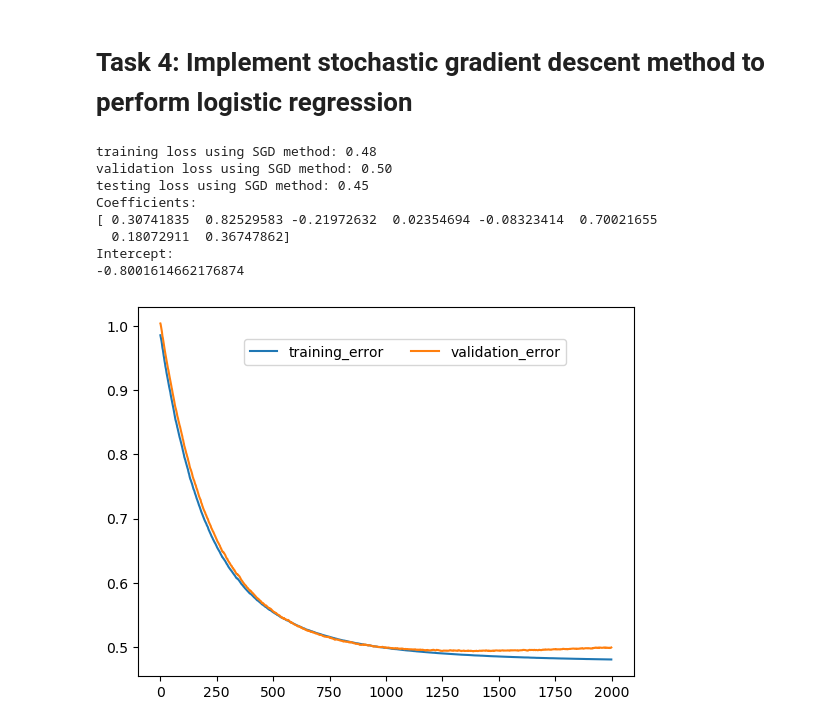
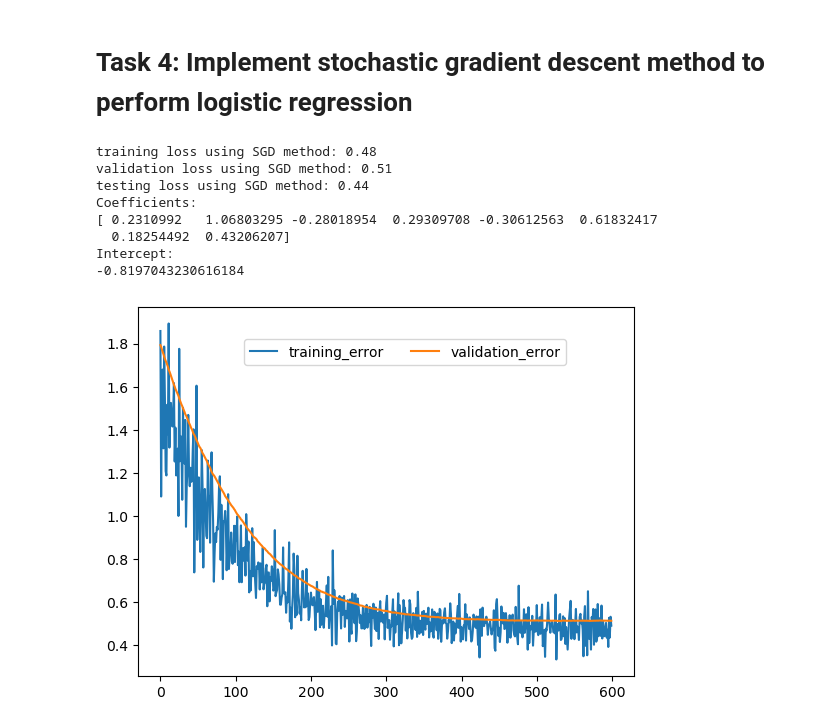
Before and after one commit to Lex-ari/MachineLearning, a Jupyter notebook: DiabetesTwo/mariano_alex_assignment2.ipynb, the cells around one changed output. Drawn from its saved outputs; the diff is of its cells as text; code cells hidden in the pictures.

Commit message:
Fixed batched train data

```diff
--- a/DiabetesTwo/mariano_alex_assignment2.ipynb
+++ b/DiabetesTwo/mariano_alex_assignment2.ipynb
@@ -19,11 +19,10 @@ import pandas as pd
 # Load Data
 # %%
 # load data from "diabetes2.csv" file located on google drive
-# rawdata = pd.read_csv('/content/gdrive/MyDrive/Colab Notebooks/datasets/diabetes2.csv')
+rawdata = pd.read_csv('/content/gdrive/MyDrive/Colab Notebooks/datasets/diabetes2.csv')
 
 #TEMPORARY FIX TO LOAD DATA LOCALLY INSTEAD OF GOOGLE DRIVE
-
-rawdata = pd.read_csv('diabetes2.csv')
+# rawdata = pd.read_csv('diabetes2.csv')
 # %%
 # display the top rows
 rawdata.head(10)
@@ -172,12 +171,12 @@ weighted avg       0.78      0.78      0.76       154
 from sklearn.utils import shuffle
 
 #Param Setting
-#np.random.seed(0)  #Seed 0 will give exactly train 0.48, valid 0.51, test 0.45 score
+#np.random.seed(0)  #Seed 0 will give exactly train 0.48, valid 0.52, test 0.44 score
 epochs = 100
-batch_size = 23
-w = np.random.normal(0, 0.5, (train_data.shape[1] + 1))
+batch_size = 70
+w = np.random.normal(0, 1, (train_data.shape[1] + 1))
 #w = np.zeros(train_data.shape[1])
-learning_rate = 0.01
+learning_rate = 0.05
 
 # Sigmoid = 1 / (1 + e^-z) where z = Xw
 def sigmoid(X, w):
@@ -200,6 +199,7 @@ valid_losses = np.zeros((batches, 1))
 current_batch = 0
 
 for i in range(epochs):
+    shuffle_indicies = np.random.permutation(len(train_data))
     rng_train_data, rng_train_target = shuffle(train_data_intercept, train_target)
 
     for j in range(0, rng_train_data.shape[0], batch_size):
@@ -214,37 +214,38 @@ for i in range(epochs):
         grad = (-1 / batch_size) * np.dot(batched_train_data.T, (batched_train_target - sigmoid(batched_train_data, w)))
 
         w = w + learning_rate * (-1 * grad)
         #print(grad)
+        train_losses[current_batch] = logistic_loss_function(batched_train_data, w, batched_train_target)
 
-        train_losses[current_batch] = logistic_loss_function(train_data_intercept, w, train_target)
+        #Okay not to batch validation here... in real practice -> do batch validation
         valid_losses[current_batch] = logistic_loss_function(valid_data_intercept, w, valid_target)
         current_batch += 1
 
 intercept = w[0]
 coeff = w[1:]
 
 print("training loss using SGD method: %.2f" % (logistic_loss_function(train_data_intercept, w, train_target)))
 print("validation loss using SGD method: %.2f" % (logistic_loss_function(valid_data_intercept, w, valid_target)))
 print("testing loss using SGD method: %.2f" % (logistic_loss_function(test_data_intercept, w, test_target)))
 print("Coefficients:")
 print(coeff)
 print("Intercept:")
 print(intercept)
 
 plt.plot(np.arange(batches), train_losses, label = "training_error")
 plt.plot(np.arange(batches), valid_losses, label = "validation_error")
 plt.legend(bbox_to_anchor = (0.2, 0.93), ncol = 2)
 print()
 
 # print(np.argmin(valid_losses))
 # print(np.min(valid_losses))
 # %% [output]
 training loss using SGD method: 0.48
-validation loss using SGD method: 0.50
-testing loss using SGD method: 0.45
+validation loss using SGD method: 0.51
+testing loss using SGD method: 0.44
 Coefficients:
-[ 0.30741835  0.82529583 -0.21972632  0.02354694 -0.08323414  0.70021655
-  0.18072911  0.36747862]
+[ 0.2310992   1.06803295 -0.28018954  0.29309708 -0.30612563  0.61832417
+  0.18254492  0.43206207]
 Intercept:
--0.8001614662176874
+-0.8197043230616184
-[figure, old version]
+[figure, new version]
```
Also changed, not shown: parts of 1 cell of this notebook.
